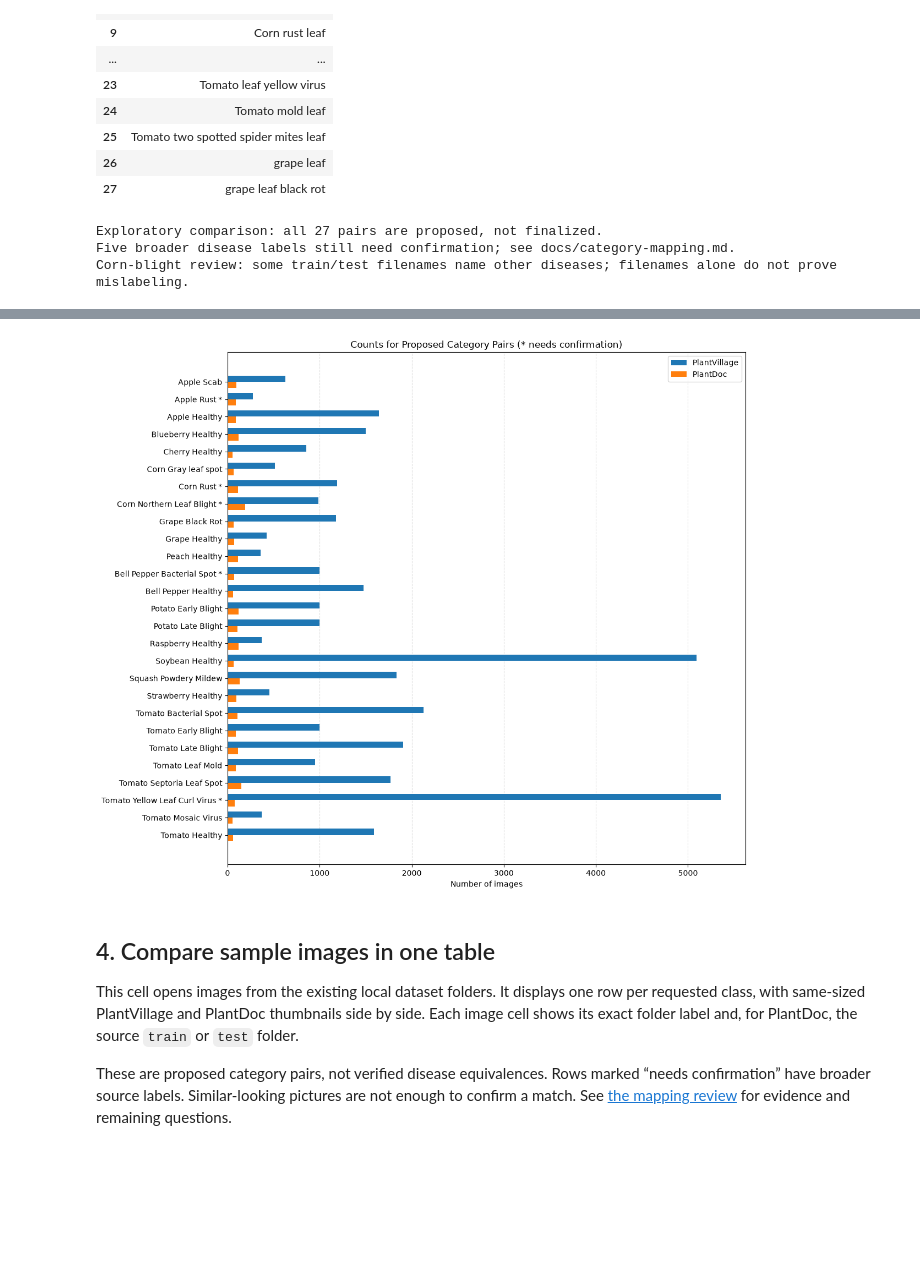
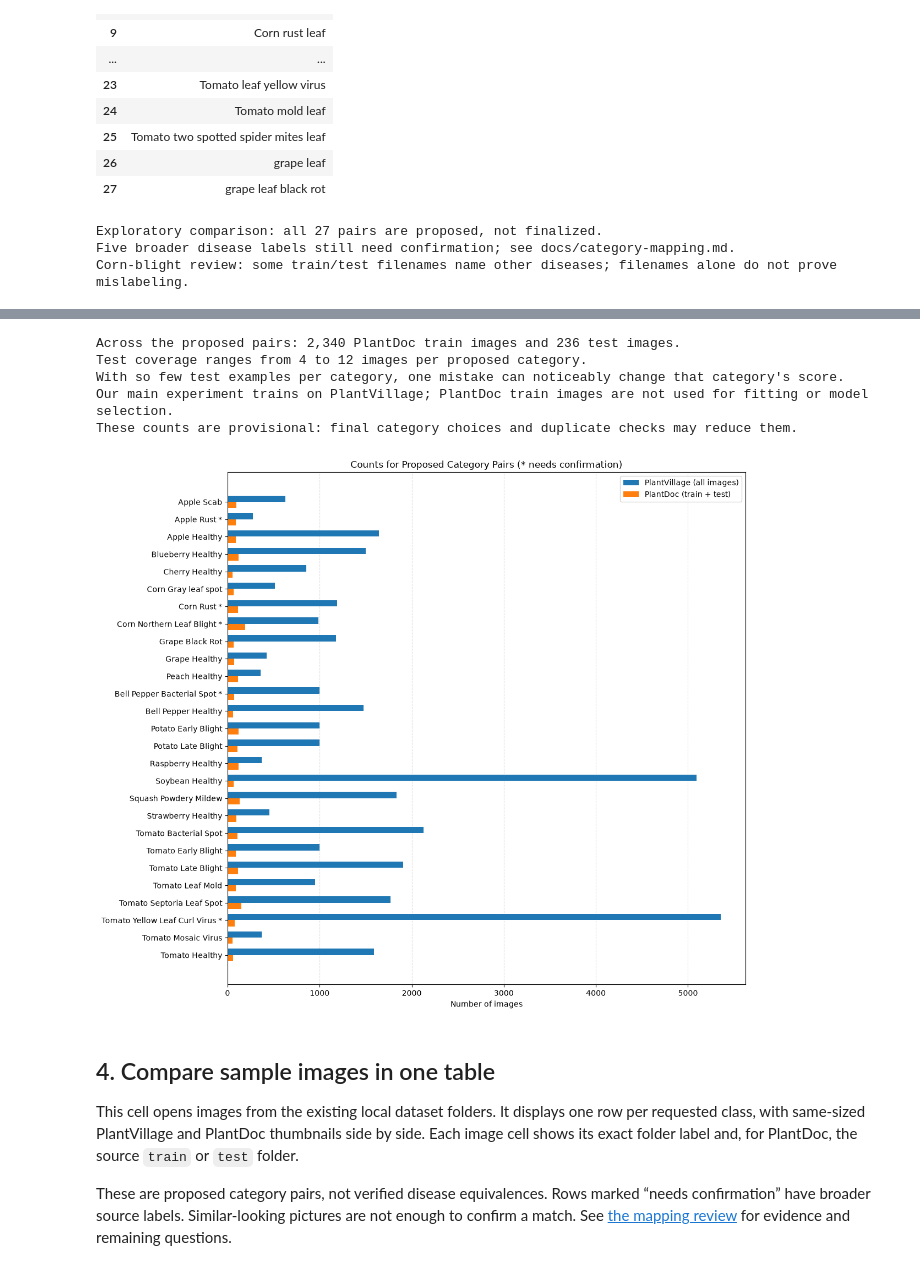
Before and after one commit to EnragedWaters/CECS-551-Plant-Disease-Classification, a Jupyter notebook: scripts/CECS551DatasetsResearch.ipynb, the cells around one changed output, grey strips where cells are left out. Cells and saved outputs as stored; diff of their text form; code cells hidden in the pictures; blank space fills up the shorter version.

Commit message:
Showing PlantDoc training and test counts separately (and quick fix to corn blight csv)

```diff
--- a/scripts/CECS551DatasetsResearch.ipynb
+++ b/scripts/CECS551DatasetsResearch.ipynb
@@ -245,14 +245,19 @@ print("Exploratory comparison: all 27 pairs are proposed, not finalized.")
 print("Five broader disease labels still need confirmation; see docs/category-mapping.md.")
 print("Corn-blight review: some train/test filenames name other diseases; filenames alone do not prove mislabeling.")
 
+# Keep the supplied train/test folders separate: totals are not test coverage.
+pd_train_count_by_class = Counter(pd_train_files["class_label"])
+pd_test_count_by_class = Counter(pd_test_files["class_label"])
 comparison_rows = []
 
 for display_name, pv_label, pd_label in class_map:
     comparison_rows.append({
         "Class": display_name,
         "Mapping status": mapping_status(display_name),
-        "PlantVillage (GitHub total)": pv_count_by_class.get(pv_label, 0),
-        "PlantDoc (GitHub total)": (
+        "PlantVillage (all images)": pv_count_by_class.get(pv_label, 0),
+        "PlantDoc train": pd_train_count_by_class.get(pd_label, 0),
+        "PlantDoc test": pd_test_count_by_class.get(pd_label, 0),
+        "PlantDoc (train + test)": (
             pd_count_by_class.get(pd_label, 0) if pd_label else 0
         ),
     })
@@ -260,7 +265,15 @@ for display_name, pv_label, pd_label in class_map:
 class_image_counts = pd.DataFrame(comparison_rows)
 display(class_image_counts)
 
-# Plot the counts for each class.
+# These are observed folder counts, before the final label/duplicate audit.
+test_counts = class_image_counts["PlantDoc test"]
+print(f"Across the proposed pairs: {int(class_image_counts['PlantDoc train'].sum()):,} PlantDoc train images and {int(test_counts.sum()):,} test images.")
+print(f"Test coverage ranges from {int(test_counts.min())} to {int(test_counts.max())} images per proposed category.")
+print("With so few test examples per category, one mistake can noticeably change that category's score.")
+print("Our main experiment trains on PlantVillage; PlantDoc train images are not used for fitting or model selection.")
+print("These counts are provisional: final category choices and duplicate checks may reduce them.")
+
+# Compare total dataset sizes here; the table above shows test coverage separately.
 y = np.arange(len(class_image_counts))
 bar_height = 0.36
 
@@ -268,20 +281,20 @@ fig, ax = plt.subplots(
     figsize=(12, max(9, len(class_image_counts) * 0.38))
 )
 
-pv_values = class_image_counts["PlantVillage (GitHub total)"]
-pd_values = class_image_counts["PlantDoc (GitHub total)"]
+pv_values = class_image_counts["PlantVillage (all images)"]
+pd_values = class_image_counts["PlantDoc (train + test)"]
 
 ax.barh(
     y - bar_height / 2,
     pv_values,
     height=bar_height,
-    label="PlantVillage",
+    label="PlantVillage (all images)",
 )
 ax.barh(
     y + bar_height / 2,
     pd_values,
     height=bar_height,
-    label="PlantDoc",
+    label="PlantDoc (train + test)",
 )
 
 ax.set_yticks(y)
@@ -320,4 +333,9 @@ Corn-blight review: some train/test filenames name other diseases; filenames alo
+Across the proposed pairs: 2,340 PlantDoc train images and 236 test images.
+Test coverage ranges from 4 to 12 images per proposed category.
+With so few test examples per category, one mistake can noticeably change that category's score.
+Our main experiment trains on PlantVillage; PlantDoc train images are not used for fitting or model selection.
+These counts are provisional: final category choices and duplicate checks may reduce them.
-[figure, old version]
+[figure, new version]
 # %% [markdown]
 ## 4. Compare sample images in one table
 
```
Also changed, not shown: parts of 1 cell of this notebook, 1 other file.
